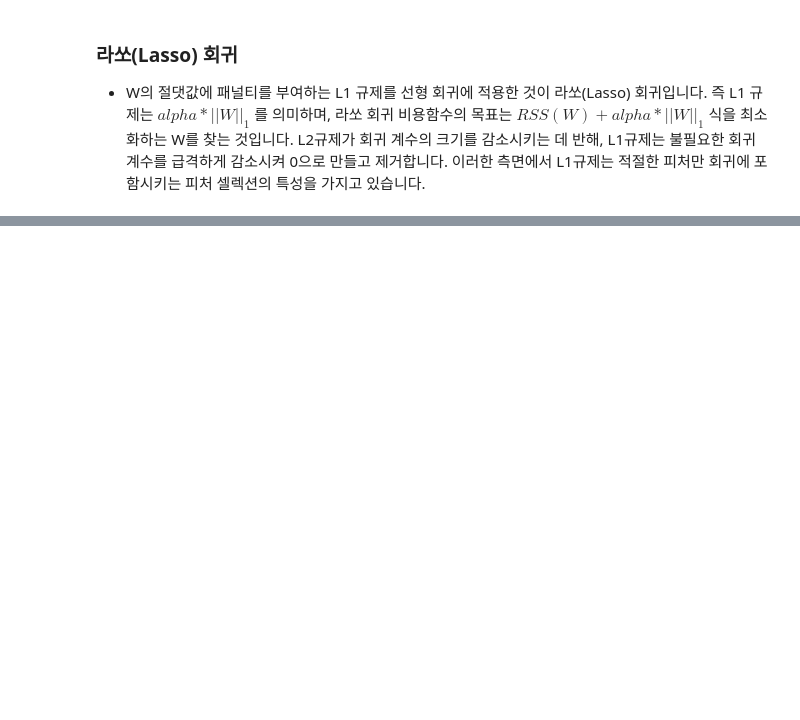
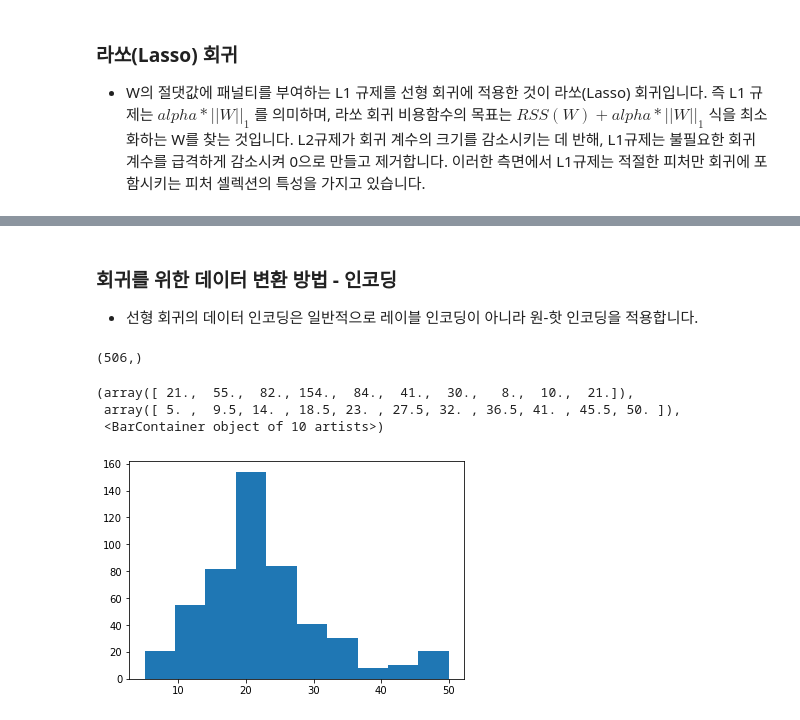
Before and after one commit to 201411096/study_AI, a Jupyter notebook: lectures/2_파이썬 머신러닝 완벽 가이드/5_회귀(Regression)/2_Gradient Descent, LinearModel, Polynomial, Regularized model.ipynb, the cells around one changed output, grey strips where cells are left out. Cells and saved outputs as stored; diff of their text form; code cells hidden in the pictures; blank space fills up the shorter version.

```diff
--- a/lectures/2_파이썬 머신러닝 완벽 가이드/5_회귀(Regression)/2_Gradient Descent, LinearModel, Polynomial, Regularized model.ipynb
+++ b/lectures/2_파이썬 머신러닝 완벽 가이드/5_회귀(Regression)/2_Gradient Descent, LinearModel, Polynomial, Regularized model.ipynb
@@ -837,0 +846,15 @@ coeff_elastic_df.sort_values(by=sort_column, ascending=False)
+# %% [markdown]
+### 회귀를 위한 데이터 변환 방법 - 인코딩
+
+* 선형 회귀의 데이터 인코딩은 일반적으로 레이블 인코딩이 아니라 원-핫 인코딩을 적용합니다.
+# %%
+print(y_target.shape)
+plt.hist(y_target, bins=10)
+
+# 비교적 정규분포의 형태를 이룸 -> 별다른 작업을 하지 않고 넘어감
+# %% [output]
+(506,)
+(array([ 21.,  55.,  82., 154.,  84.,  41.,  30.,   8.,  10.,  21.]),
+ array([ 5. ,  9.5, 14. , 18.5, 23. , 27.5, 32. , 36.5, 41. , 45.5, 50. ]),
+ <BarContainer object of 10 artists>)
+[figure, added]
```
Also changed, not shown: parts of 23 cells of this notebook.
